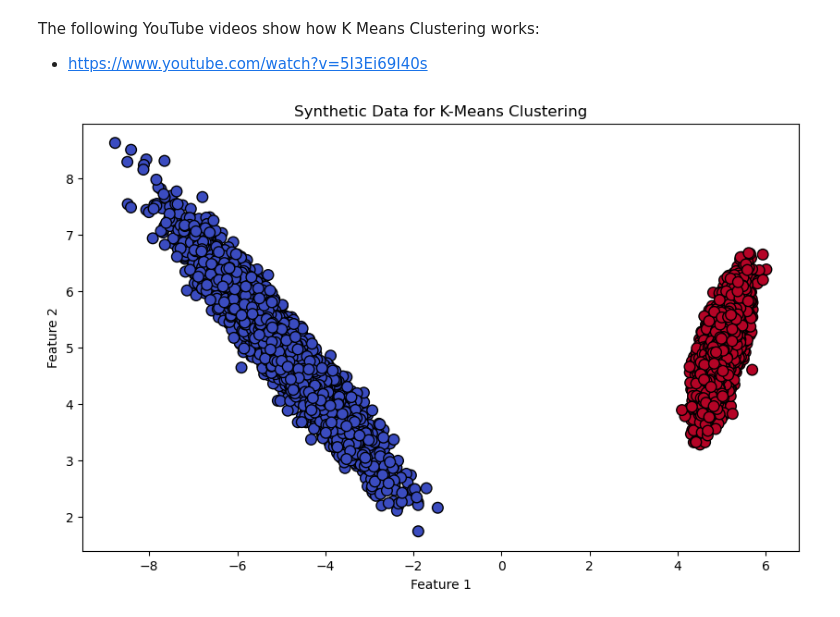
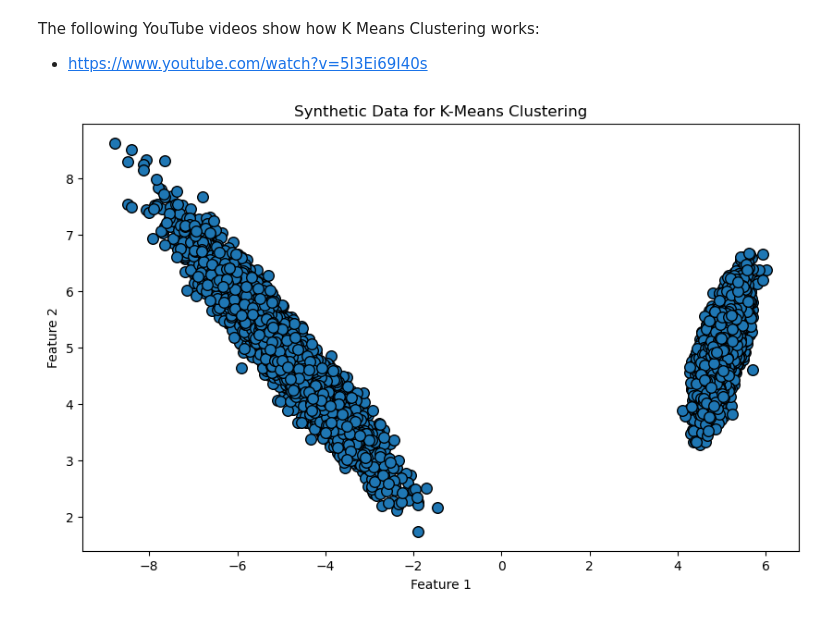
Before and after one commit to KubaJerz/VLab_AI_ML_Training, a Jupyter notebook: K_Means_Clustering/K_M_C.ipynb, the cells around one changed output. Saved outputs shown, nothing was run; the diff lists cells and outputs as text; code cells hidden in the pictures.

```diff
--- a/K_Means_Clustering/K_M_C.ipynb
+++ b/K_Means_Clustering/K_M_C.ipynb
@@ -56,14 +53,15 @@ X, y = make_classification(
 # %%
 # Plot the generated dataset
 plt.figure(figsize=(10, 6))
-plt.scatter(X[:, 0], X[:, 1], c=y, cmap='coolwarm', marker='o', edgecolor='k', s=70)
+#plt.scatter(X[:, 0], X[:, 1], c=y, cmap='coolwarm', marker='o', edgecolor='k', s=70)
+plt.scatter(X[:, 0], X[:, 1], cmap='coolwarm', marker='o', edgecolor='k', s=70)
 plt.title("Synthetic Data for K-Means Clustering")
 plt.xlabel("Feature 1")
 plt.ylabel("Feature 2")
 # plt.legend()
 plt.show()
 # %% [output]
-[figure, old version]
+[figure, new version]
 # %%
 kmeans = KMeans(n_clusters=2, init='random', n_init=3, max_iter=100, tol=0.0001, verbose=0)
 kmeans.fit(X)
```
Also changed, not shown: parts of 3 cells of this notebook, 2 other files.
